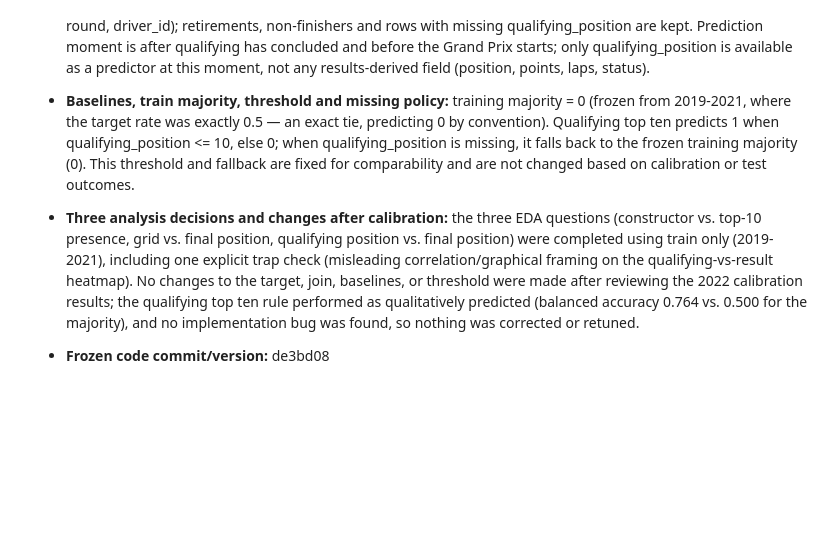
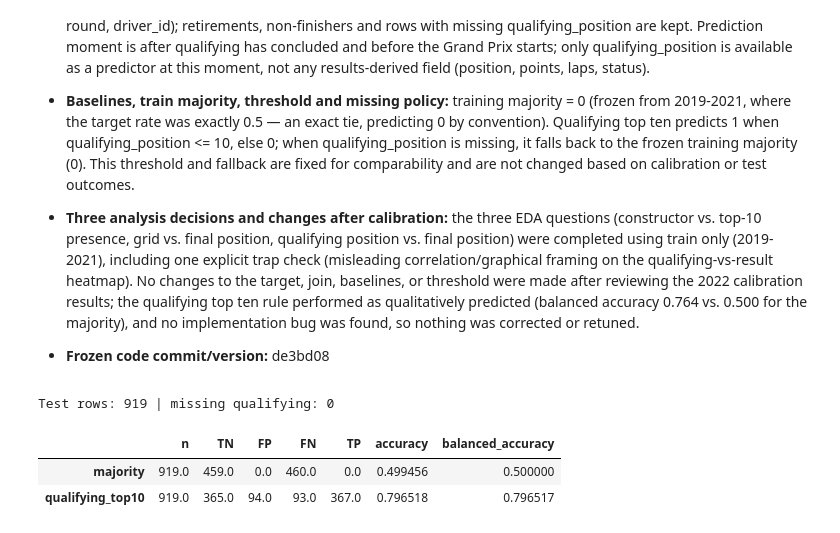
Before and after one commit to skypeceo/Lab_01_IA_Workshop, a Jupyter notebook: labs/lab_01/Lab01_EDA_Baselines_Student_v1.ipynb, the cells around one changed output. Saved outputs shown, nothing was run; the diff lists cells and outputs as text; code cells hidden in the pictures; blank space fills up the shorter version.

```diff
--- a/labs/lab_01/Lab01_EDA_Baselines_Student_v1.ipynb
+++ b/labs/lab_01/Lab01_EDA_Baselines_Student_v1.ipynb
@@ -475,13 +475,18 @@ Calibration rows: 440 | missing qualifying: 0
 
 - **Frozen code commit/version:** de3bd08
 # %%
-RUN_TEST=False
+RUN_TEST=True
 if RUN_TEST:
     q_test,r_test=load_sources('test',ROOT,MODE,frozen=True)
     test=merge_sources(q_test,r_test)
     print('Test rows:',len(test),'| missing qualifying:',test.qualifying_position.isna().sum())
     display(evaluate(test,majority))
 else:
     print('Test remains unopened by this notebook. Complete and commit the freeze record first.')
+# %% [output]
+Test rows: 919 | missing qualifying: 0
+|  | n | TN | FP | FN | TP | accuracy | balanced_accuracy |
+| majority | 919.0 | 459.0 | 0.0 | 460.0 | 0.0 | 0.499456 | 0.500000 |
+| qualifying_top10 | 919.0 | 365.0 | 94.0 | 93.0 | 367.0 | 0.796518 | 0.796517 |
 # %% [markdown]
 ## 7. Final interpretation and handoff
```
Also changed, not shown: parts of 1 cell of this notebook, 2 other files.
